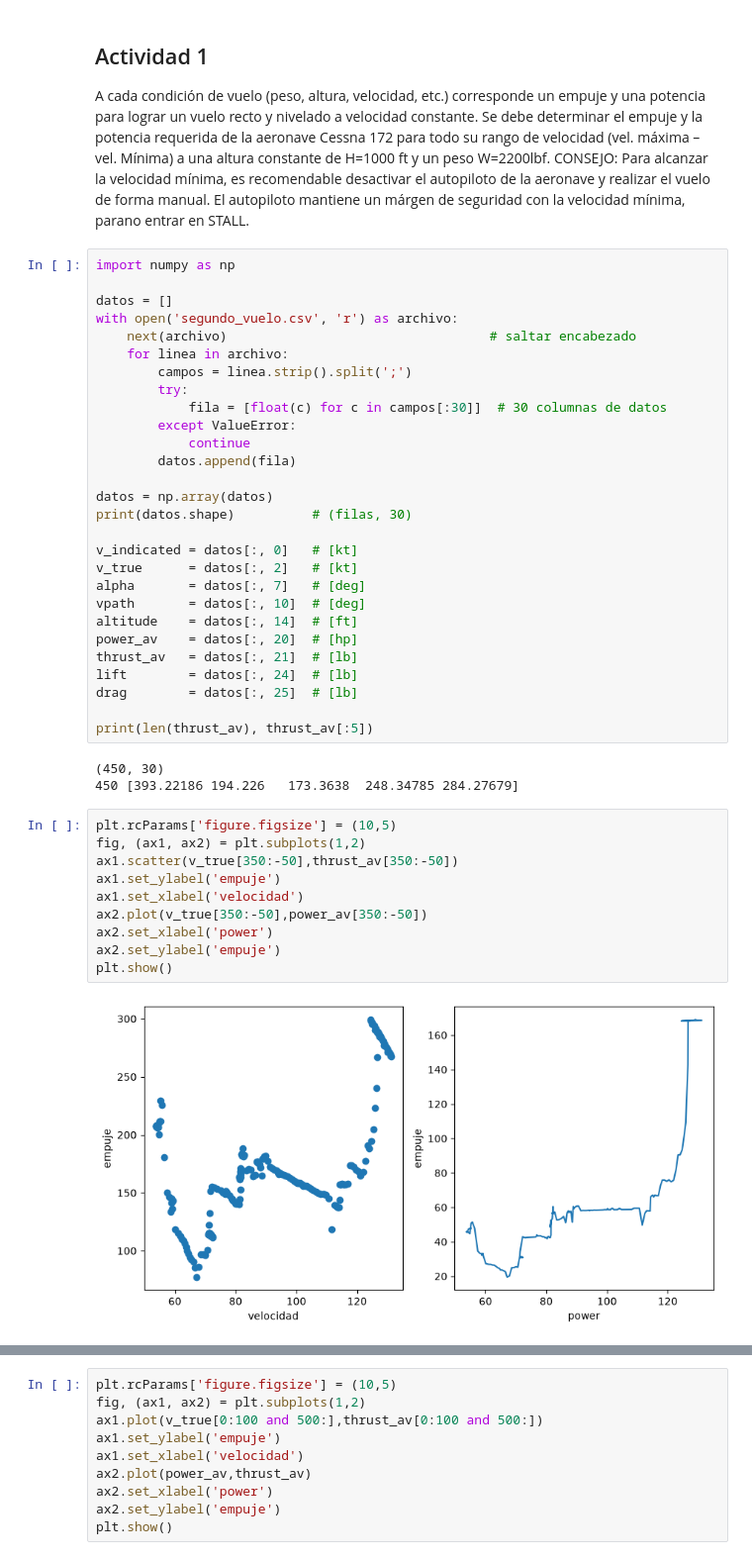
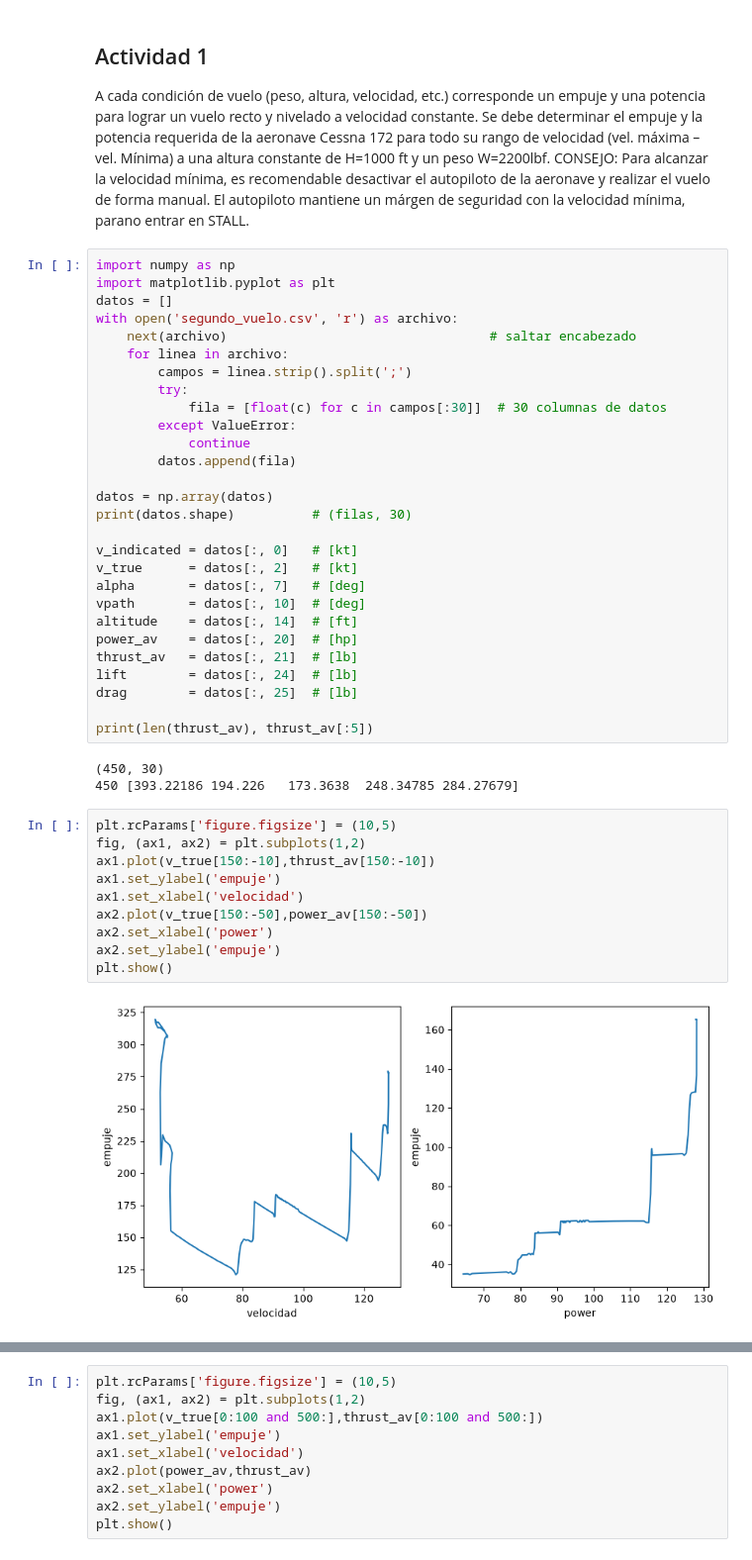
Before and after one commit to otarola-joaquin/Trabajos-varios-8vo-semestre, a Jupyter notebook: Mecánica del Vuelo/Tarea_3/lab3_graficos.ipynb, the cells around one changed output, grey strips where cells are left out. Shown at 99% size. Cells and saved outputs as stored; diff of their text form.

```diff
--- a/Mecánica del Vuelo/Tarea_3/lab3_graficos.ipynb
+++ b/Mecánica del Vuelo/Tarea_3/lab3_graficos.ipynb
@@ -16,7 +16,7 @@ d) Graficar múltiples datos de medición en un solo diagrama.
  A cada condición de vuelo (peso, altura, velocidad, etc.) corresponde un empuje y una potencia para lograr un vuelo recto y nivelado a velocidad constante. Se debe determinar el empuje y la potencia requerida de la aeronave Cessna 172 para todo su rango de velocidad (vel. máxima – vel. Mínima) a una altura constante de H=1000 ft y un peso W=2200lbf. CONSEJO: Para alcanzar la velocidad mínima, es recomendable desactivar el autopiloto de la aeronave y realizar el vuelo de forma manual. El autopiloto mantiene un márgen de seguridad con la velocidad mínima, parano entrar en STALL.
 # %%
 import numpy as np
-
+import matplotlib.pyplot as plt
 datos = []
 with open('segundo_vuelo.csv', 'r') as archivo:
     next(archivo)                                  # saltar encabezado
@@ -48,13 +48,13 @@ print(len(thrust_av), thrust_av[:5])
 # %%
 plt.rcParams['figure.figsize'] = (10,5)
 fig, (ax1, ax2) = plt.subplots(1,2)
-ax1.scatter(v_true[350:-50],thrust_av[350:-50])
+ax1.plot(v_true[150:-10],thrust_av[150:-10])
 ax1.set_ylabel('empuje')
 ax1.set_xlabel('velocidad')
-ax2.plot(v_true[350:-50],power_av[350:-50])
+ax2.plot(v_true[150:-50],power_av[150:-50])
 ax2.set_xlabel('power')
 ax2.set_ylabel('empuje')
 plt.show()
 # %% [output]
-[figure, old version]
+[figure, new version]
 # %%
```
Also changed, not shown: parts of 1 cell of this notebook.
